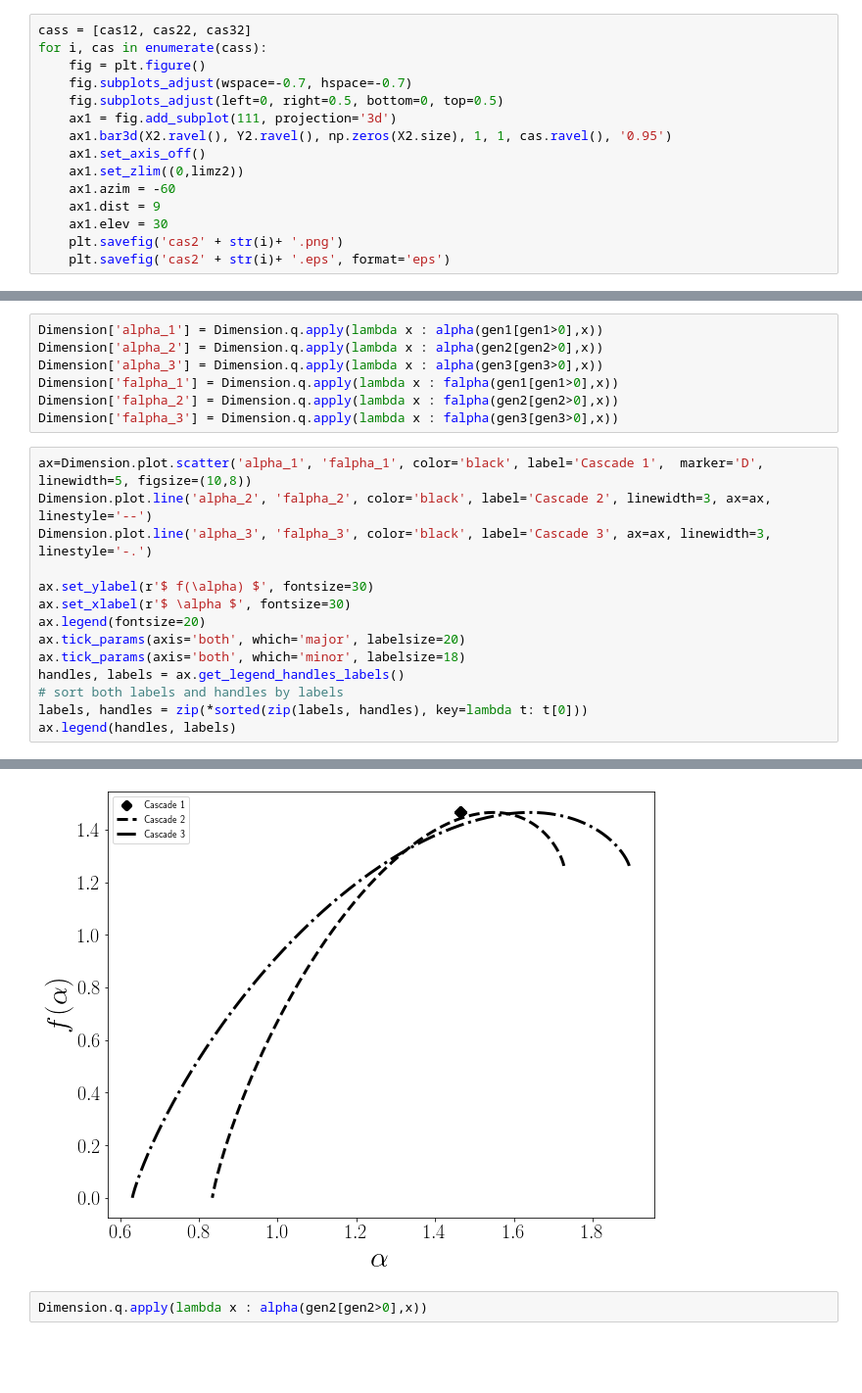
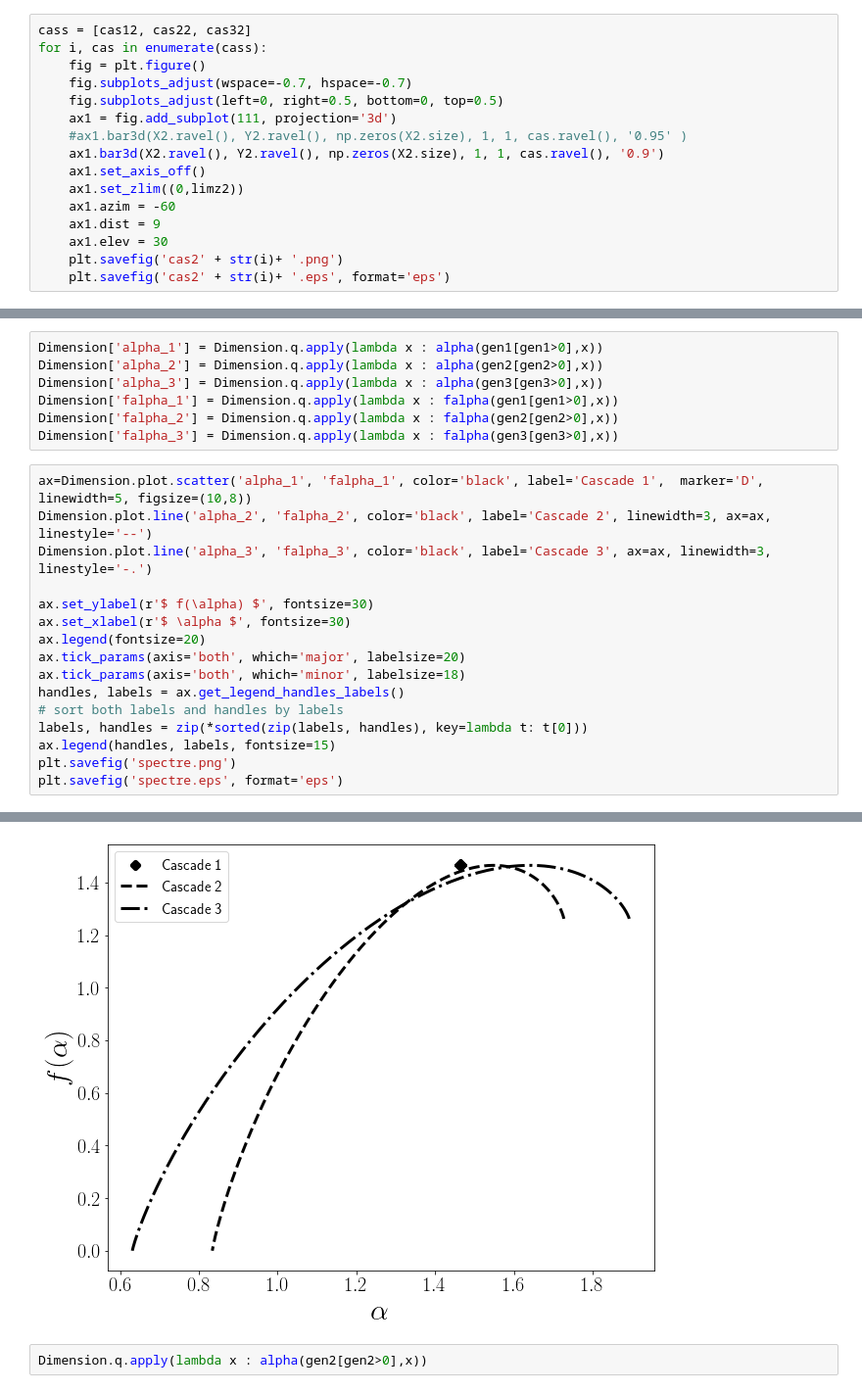
Before and after one commit to fsemecurbe/GWFA, a Jupyter notebook: image.ipynb, the cells around one changed output, grey strips where cells are left out. Shown: that part at 98% size. Drawn from its saved outputs; the diff is of its cells as text; blank space fills up the shorter version.

```diff
--- a/image.ipynb
+++ b/image.ipynb
@@ -79,7 +79,8 @@ for i, cas in enumerate(cass):
     fig.subplots_adjust(wspace=-0.7, hspace=-0.7)
     fig.subplots_adjust(left=0, right=0.5, bottom=0, top=0.5)
     ax1 = fig.add_subplot(111, projection='3d')
-    ax1.bar3d(X2.ravel(), Y2.ravel(), np.zeros(X2.size), 1, 1, cas.ravel(), '0.95')
+    #ax1.bar3d(X2.ravel(), Y2.ravel(), np.zeros(X2.size), 1, 1, cas.ravel(), '0.95' )
+    ax1.bar3d(X2.ravel(), Y2.ravel(), np.zeros(X2.size), 1, 1, cas.ravel(), '0.9')
     ax1.set_axis_off()
     ax1.set_zlim((0,limz2))
     ax1.azim = -60
@@ -220,5 +230,7 @@ ax.tick_params(axis='both', which='minor', labelsize=18)
 handles, labels = ax.get_legend_handles_labels()
 # sort both labels and handles by labels
 labels, handles = zip(*sorted(zip(labels, handles), key=lambda t: t[0]))
-ax.legend(handles, labels)
+ax.legend(handles, labels, fontsize=15)
+plt.savefig('spectre.png')
+plt.savefig('spectre.eps', format='eps')
 # %% [output]
@@ -226,4 +239,4 @@ ax.legend(handles, labels)
-[figure, old version]
+[figure, new version]
 # %%
 Dimension.q.apply(lambda x : alpha(gen2[gen2>0],x))
 # %% [output]
```
Also changed, not shown: parts of 6 cells of this notebook.
